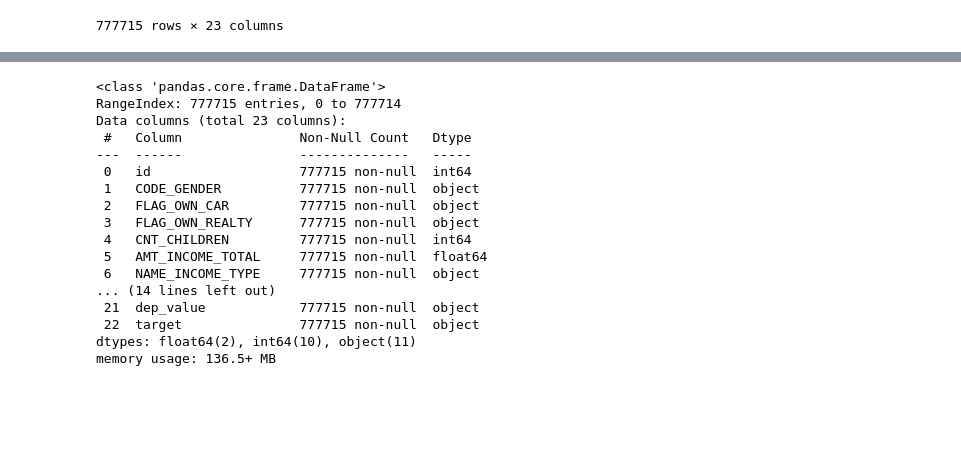
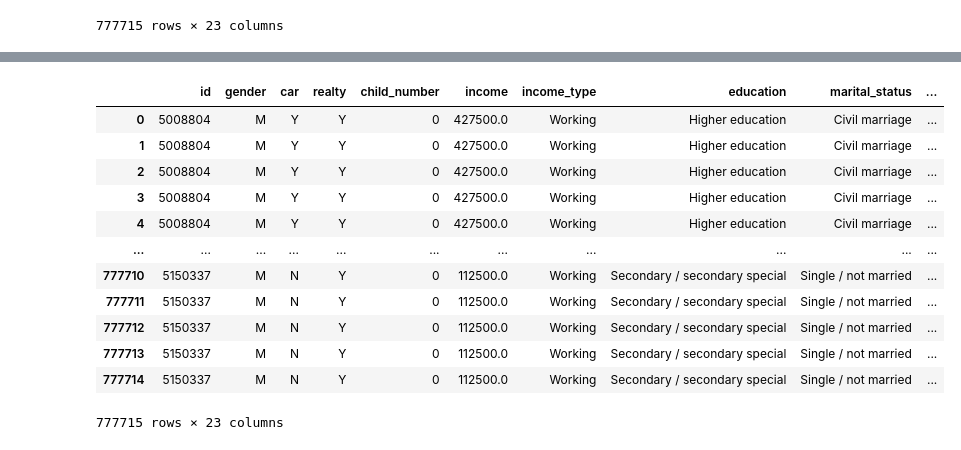
Before and after one commit to yonathanggraiwan/p2-final-project-ftds-028-hck-group-001, a Jupyter notebook: load_data_postgres.ipynb, the cells around one changed output, grey strips where cells are left out. Saved outputs shown, nothing was run; the diff lists cells and outputs as text; code cells hidden in the pictures; blank space fills up the shorter version.

```diff
--- a/load_data_postgres.ipynb
+++ b/load_data_postgres.ipynb
@@ -288,20 +216,27 @@ dtype: int64
-# %%
-df_new.info()
-# %% [output]
-<class 'pandas.core.frame.DataFrame'>
-RangeIndex: 777715 entries, 0 to 777714
-Data columns (total 23 columns):
- #   Column               Non-Null Count   Dtype
----  ------               --------------   -----
- 0   id                   777715 non-null  int64
- 1   CODE_GENDER          777715 non-null  object
- 2   FLAG_OWN_CAR         777715 non-null  object
- 3   FLAG_OWN_REALTY      777715 non-null  object
- 4   CNT_CHILDREN         777715 non-null  int64
- 5   AMT_INCOME_TOTAL     777715 non-null  float64
- 6   NAME_INCOME_TYPE     777715 non-null  object
-... (14 lines left out)
- 21  dep_value            777715 non-null  object
- 22  target               777715 non-null  object
-dtypes: float64(2), int64(10), object(11)
-memory usage: 136.5+ MB
+# %%
+df_new.rename(columns={'CODE_GENDER':'gender','FLAG_OWN_CAR':'car','FLAG_OWN_REALTY':'realty',
+                         'CNT_CHILDREN':'child_number','AMT_INCOME_TOTAL':'income',
+                         'NAME_EDUCATION_TYPE':'education','NAME_FAMILY_STATUS':'marital_status',
+                        'NAME_HOUSING_TYPE':'house_type','FLAG_EMAIL':'email',
+                         'NAME_INCOME_TYPE':'income_type','FLAG_WORK_PHONE':'work_phone',
+                         'FLAG_PHONE':'phone','CNT_FAM_MEMBERS':'family_size',
+                         'MONTHS_BALANCE':'months_balance', 'STATUS':'status',
+                        'OCCUPATION_TYPE':'occupation'
+                        },inplace=True)
+
+df_new.columns = df_new.columns.str.lower()
+df_new
+# %% [output]
+|  | id | gender | car | realty | child_number | income | income_type | education | marital_status | ... |
+| 0 | 5008804 | M | Y | Y | 0 | 427500.0 | Working | Higher education | Civil marriage | ... |
+| 1 | 5008804 | M | Y | Y | 0 | 427500.0 | Working | Higher education | Civil marriage | ... |
+| 2 | 5008804 | M | Y | Y | 0 | 427500.0 | Working | Higher education | Civil marriage | ... |
+| 3 | 5008804 | M | Y | Y | 0 | 427500.0 | Working | Higher education | Civil marriage | ... |
+| 4 | 5008804 | M | Y | Y | 0 | 427500.0 | Working | Higher education | Civil marriage | ... |
+| ... | ... | ... | ... | ... | ... | ... | ... | ... | ... | ... |
+| 777710 | 5150337 | M | N | Y | 0 | 112500.0 | Working | Secondary / secondary special | Single / not married | ... |
+| 777711 | 5150337 | M | N | Y | 0 | 112500.0 | Working | Secondary / secondary special | Single / not married | ... |
+| 777712 | 5150337 | M | N | Y | 0 | 112500.0 | Working | Secondary / secondary special | Single / not married | ... |
+| 777713 | 5150337 | M | N | Y | 0 | 112500.0 | Working | Secondary / secondary special | Single / not married | ... |
+| 777714 | 5150337 | M | N | Y | 0 | 112500.0 | Working | Secondary / secondary special | Single / not married | ... |
+777715 rows × 23 columns
```
Also changed, not shown: parts of 14 cells of this notebook.
